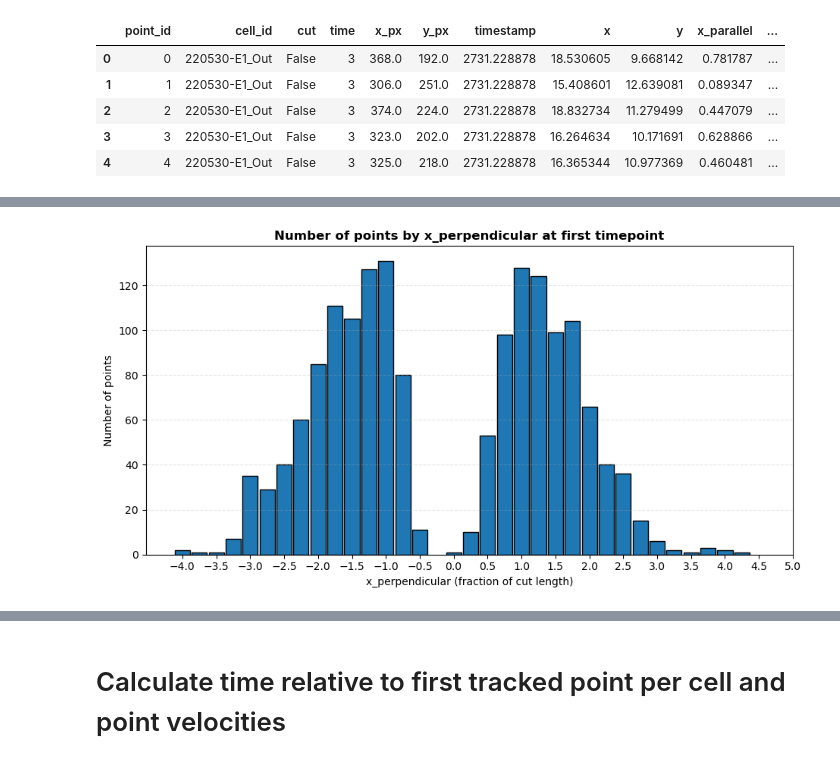
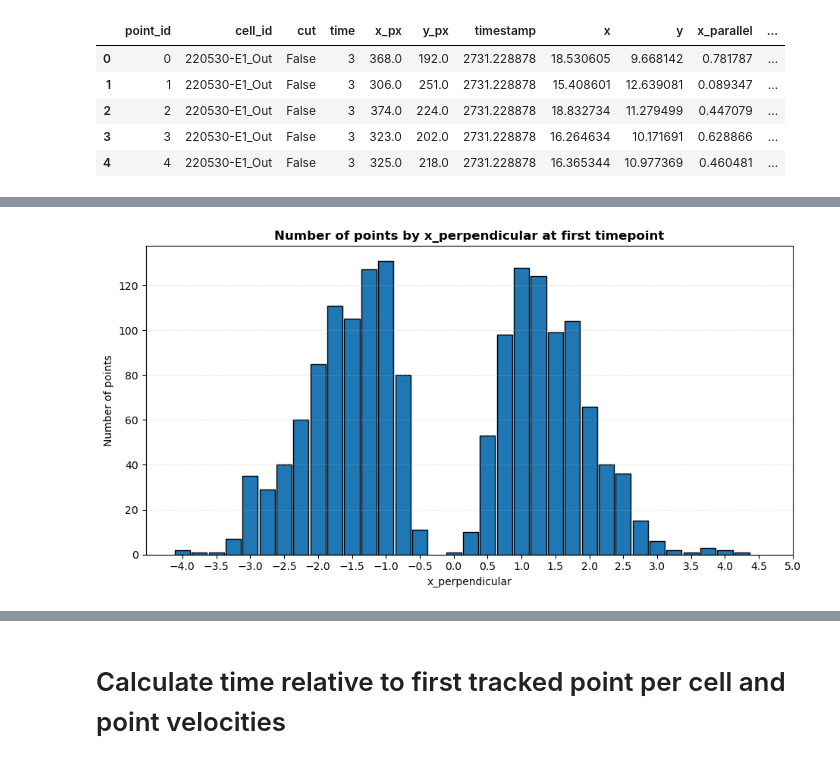
Before and after one commit to signynas/diet4CoLA, a Jupyter notebook: annotated_data.ipynb, the cells around one changed output, grey strips where cells are left out. Cells and saved outputs as stored; diff of their text form; code cells hidden in the pictures.

```diff
--- a/annotated_data.ipynb
+++ b/annotated_data.ipynb
@@ -262,37 +266,37 @@ plt.show()
 # %%
 import matplotlib.pyplot as plt
 import numpy as np
 
 df = points_cut.copy()
 bin_length = 0.25  # x_parallel bin width (fraction of cut length)
 
 # Drop NaNs in required columns
-df_plot = df.dropna(subset=['x_perpendicular'])
+df = df.dropna(subset=['x_perpendicular'])
 
 # Only look at the first timepoint in each cell (right before cut)
-first_timepoints = df_plot.groupby('cell_id')['time'].min().reset_index()
-df_plot = df_plot.merge(first_timepoints, on=['cell_id', 'time'])
+first_timepoints = df.groupby('cell_id')['time'].min().reset_index()
+df = df.merge(first_timepoints, on=['cell_id', 'time'])
 
 # Bin x_perpendicular (relative to cut length)
-df_plot['x_perpendicular_bin'] = np.floor(df_plot['x_perpendicular'] / bin_length) * bin_length
+df['x_perpendicular_bin'] = np.floor(df['x_perpendicular'] / bin_length) * bin_length
 
 # Count unique point_ids per x_perpendicular bin
-point_counts = df_plot.groupby('x_perpendicular_bin')['point_id'].nunique().reset_index()
+point_counts = df.groupby('x_perpendicular_bin')['point_id'].nunique().reset_index()
 
 plt.figure(figsize=(9.5, 5))
 plt.bar(point_counts['x_perpendicular_bin'], point_counts['point_id'], width=bin_length*0.9, align='center', edgecolor='black')
-plt.xlabel('x_perpendicular (fraction of cut length)')
+plt.xlabel('x_perpendicular')
 plt.ylabel('Number of points')
 plt.title('Number of points by x_perpendicular at first timepoint', fontweight='bold')
 plt.grid(True, axis='y', alpha=0.3, linestyle='--')
 
 # X-axis ticks
-min_x = df_plot['x_perpendicular'].min()
-max_x = df_plot['x_perpendicular'].max()
+min_x = df['x_perpendicular'].min()
+max_x = df['x_perpendicular'].max()
 if max_x > min_x:
     plt.xticks(np.arange(np.floor(min_x), np.ceil(max_x) + bin_length, bin_length * 2))
 
 plt.tight_layout()
 plt.show()
 # %% [output]
-[figure, old version]
+[figure, new version]
```
Also changed, not shown: parts of 10 cells of this notebook.
